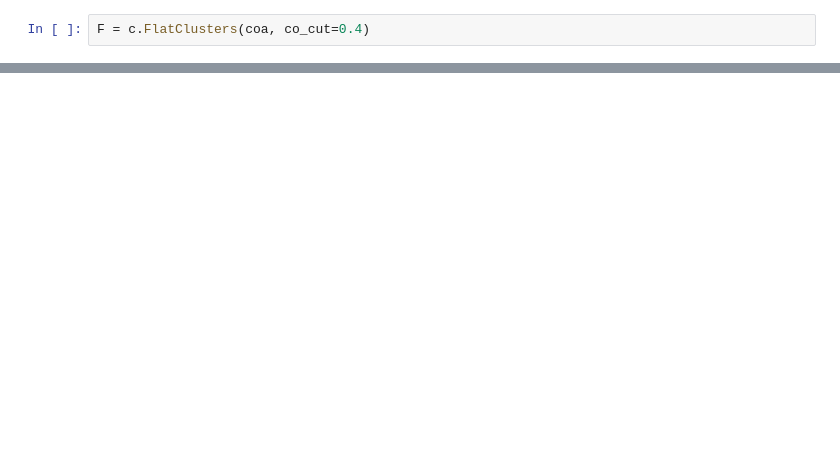
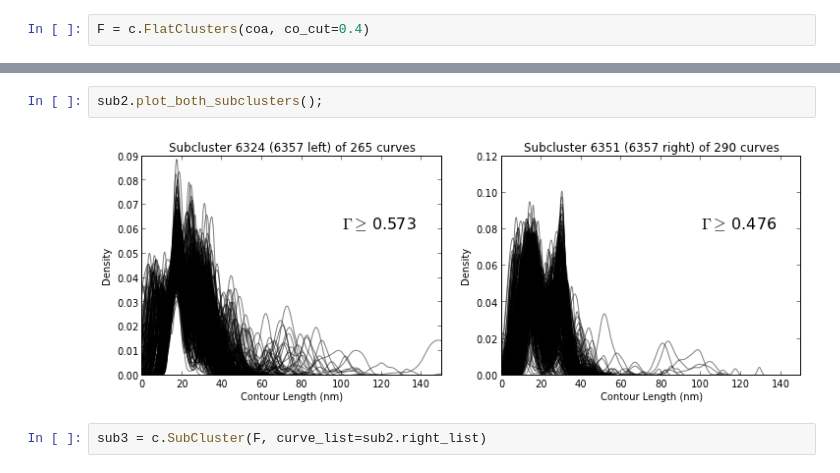
Before and after one commit to hilaryjoyce/smfs-data-analysis, a Jupyter notebook: cluster testing.ipynb, the cells around one changed output, grey strips where cells are left out. Drawn from its saved outputs; the diff is of its cells as text; blank space fills up the shorter version.

```diff
--- a/cluster testing.ipynb
+++ b/cluster testing.ipynb
@@ -69,0 +63,6 @@ sub.plot_subcluster('left');
+# %%
+sub2.plot_both_subclusters();
+# %% [output]
+[figure, added]
+# %%
+sub3 = c.SubCluster(F, curve_list=sub2.right_list)
```
Also changed, not shown: parts of 22 cells of this notebook, 1 other file.
